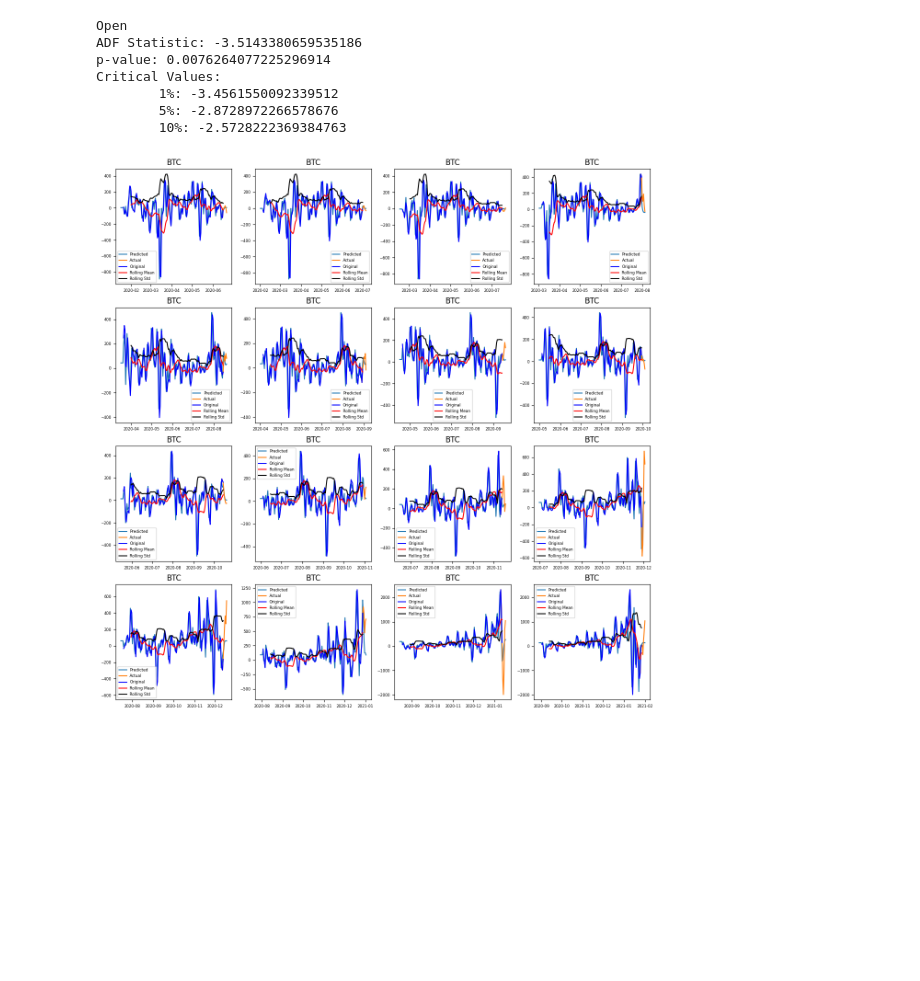
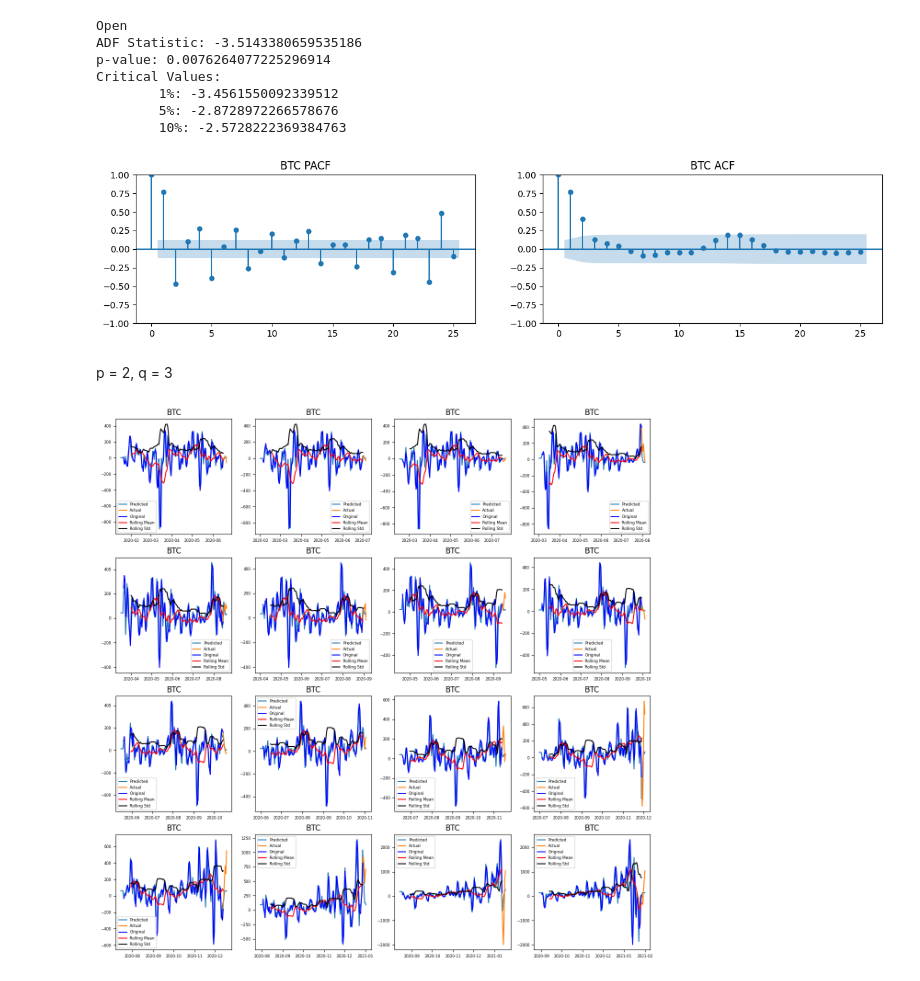
Before and after one commit to al3xkras/arima-python-examples, a Jupyter notebook: arima-currency-analysis/CurrencyAnalysis-ARIMA.ipynb, the cells around one changed output. Cells and saved outputs as stored; diff of their text form; code cells hidden in the pictures; blank space fills up the shorter version.

```diff
--- a/arima-currency-analysis/CurrencyAnalysis-ARIMA.ipynb
+++ b/arima-currency-analysis/CurrencyAnalysis-ARIMA.ipynb
@@ -416,6 +457,12 @@ Critical Values:
         1%: -3.4561550092339512
         5%: -2.8728972266578676
         10%: -2.5728222369384763
+# %%
+btc.plot_autocorr_fun()
+# %% [output]
+[figure, added]
+# %% [markdown]
+p = 2, q = 3
 # %%
 test_days=5
 
```
Also changed, not shown: parts of 7 cells of this notebook.
